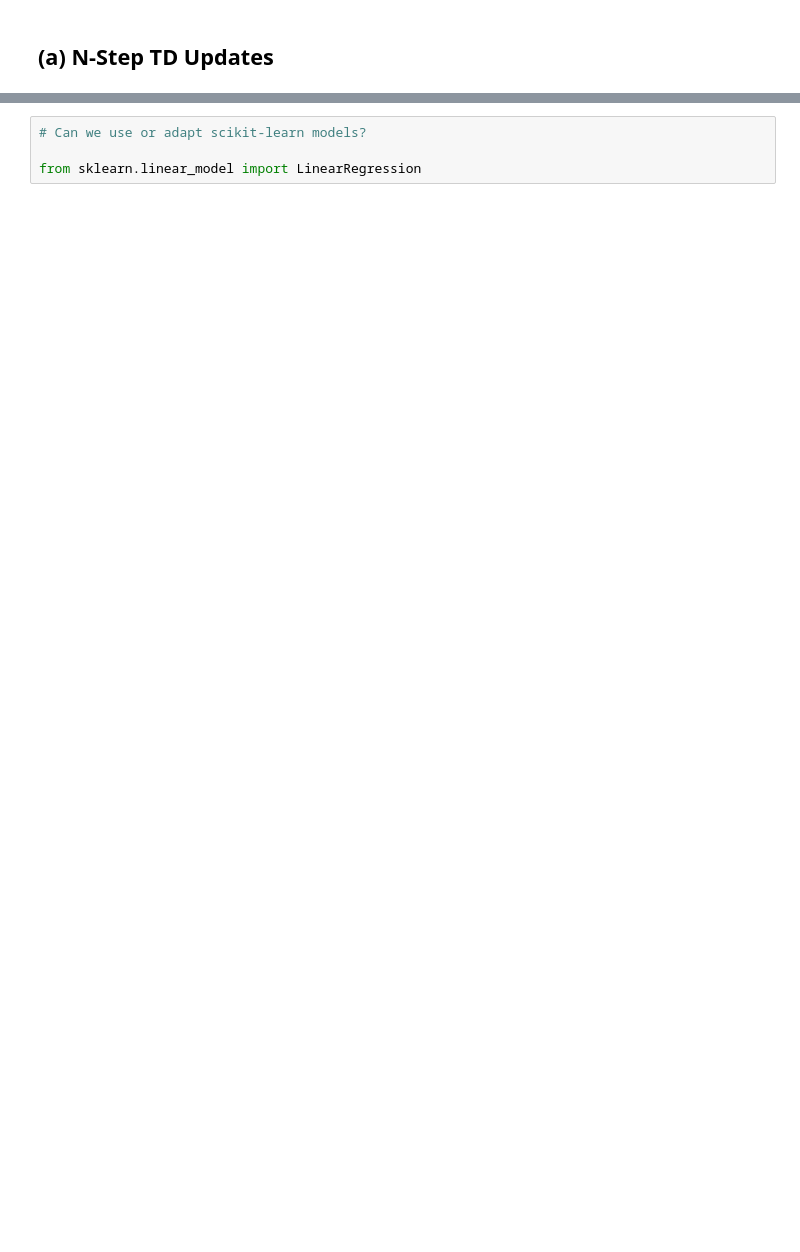
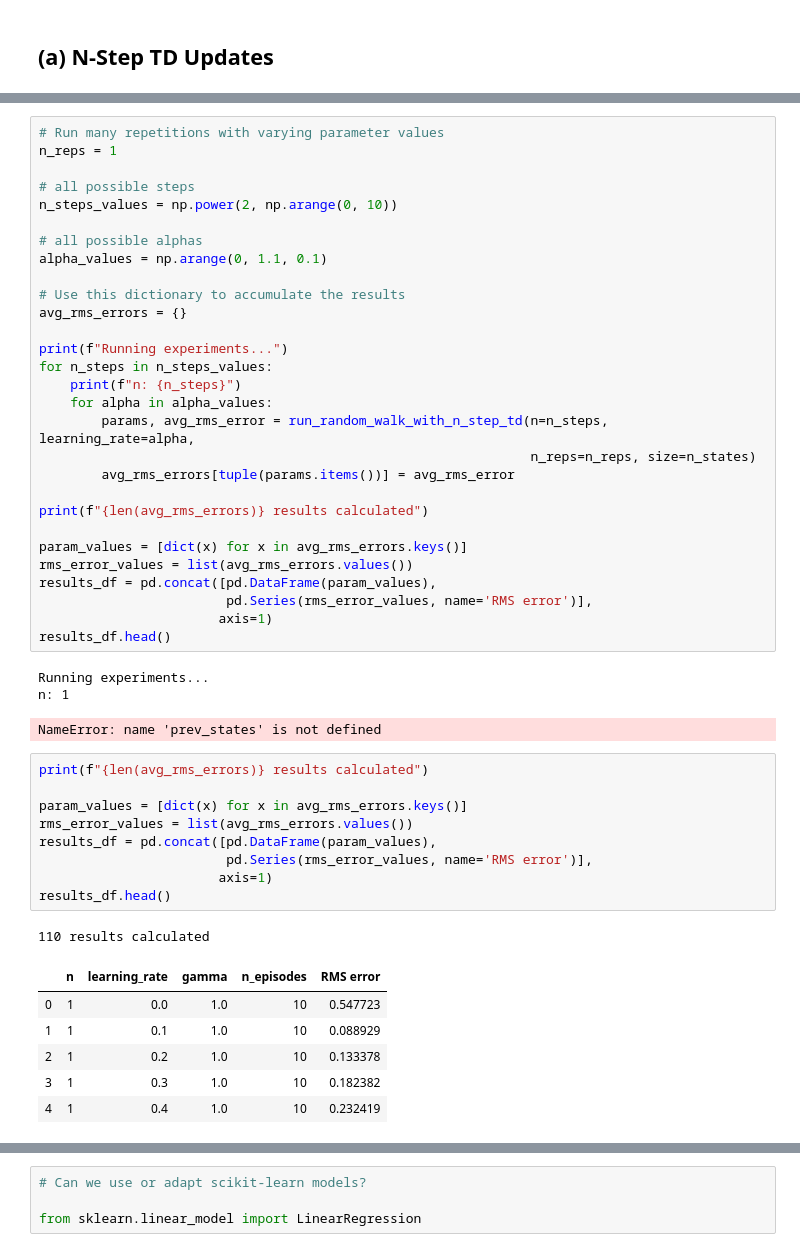
Before and after one commit to billtubbs/game-learner, a Jupyter notebook: Development-of-TD-Lambda-algorithm.ipynb, the cells around one changed output, grey strips where cells are left out. Drawn from its saved outputs; the diff is of its cells as text; blank space fills up the shorter version.

```diff
--- a/Development-of-TD-Lambda-algorithm.ipynb
+++ b/Development-of-TD-Lambda-algorithm.ipynb
@@ -296,2 +319,52 @@ NameError: name 'temporal_difference' is not defined
+# %%
+# Run many repetitions with varying parameter values
+n_reps = 1
+
+# all possible steps
+n_steps_values = np.power(2, np.arange(0, 10))
+
+# all possible alphas
+alpha_values = np.arange(0, 1.1, 0.1)
+
+# Use this dictionary to accumulate the results
+avg_rms_errors = {}
+
+print(f"Running experiments...")
+for n_steps in n_steps_values:
+    print(f"n: {n_steps}")
+    for alpha in alpha_values:
+        params, avg_rms_error = run_random_walk_with_n_step_td(n=n_steps, learning_rate=alpha,
+                                                               n_reps=n_reps, size=n_states)
+        avg_rms_errors[tuple(params.items())] = avg_rms_error
+
+print(f"{len(avg_rms_errors)} results calculated")
+
+param_values = [dict(x) for x in avg_rms_errors.keys()]
+rms_error_values = list(avg_rms_errors.values())
+results_df = pd.concat([pd.DataFrame(param_values),
+                        pd.Series(rms_error_values, name='RMS error')],
+                       axis=1)
+results_df.head()
+# %% [output]
+Running experiments...
+n: 1
+NameError: name 'prev_states' is not defined
+# %%
+print(f"{len(avg_rms_errors)} results calculated")
+
+param_values = [dict(x) for x in avg_rms_errors.keys()]
+rms_error_values = list(avg_rms_errors.values())
+results_df = pd.concat([pd.DataFrame(param_values),
+                        pd.Series(rms_error_values, name='RMS error')],
+                       axis=1)
+results_df.head()
+# %% [output]
+110 results calculated
+|  | n | learning_rate | gamma | n_episodes | RMS error |
+| 0 | 1 | 0.0 | 1.0 | 10 | 0.547723 |
+| 1 | 1 | 0.1 | 1.0 | 10 | 0.088929 |
+| 2 | 1 | 0.2 | 1.0 | 10 | 0.133378 |
+| 3 | 1 | 0.3 | 1.0 | 10 | 0.182382 |
+| 4 | 1 | 0.4 | 1.0 | 10 | 0.232419 |
 # %%
 # Plot results
```
Also changed, not shown: parts of 18 cells of this notebook.
